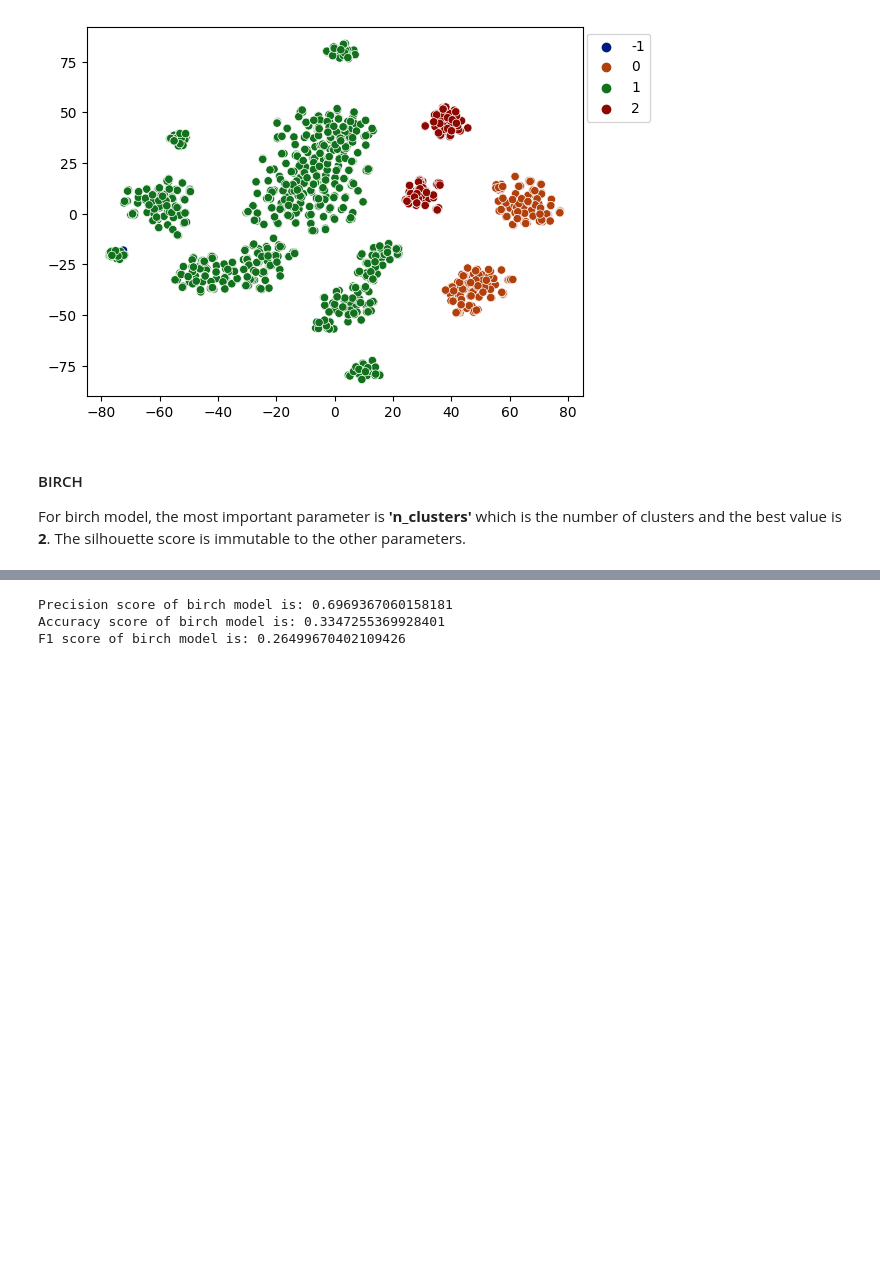
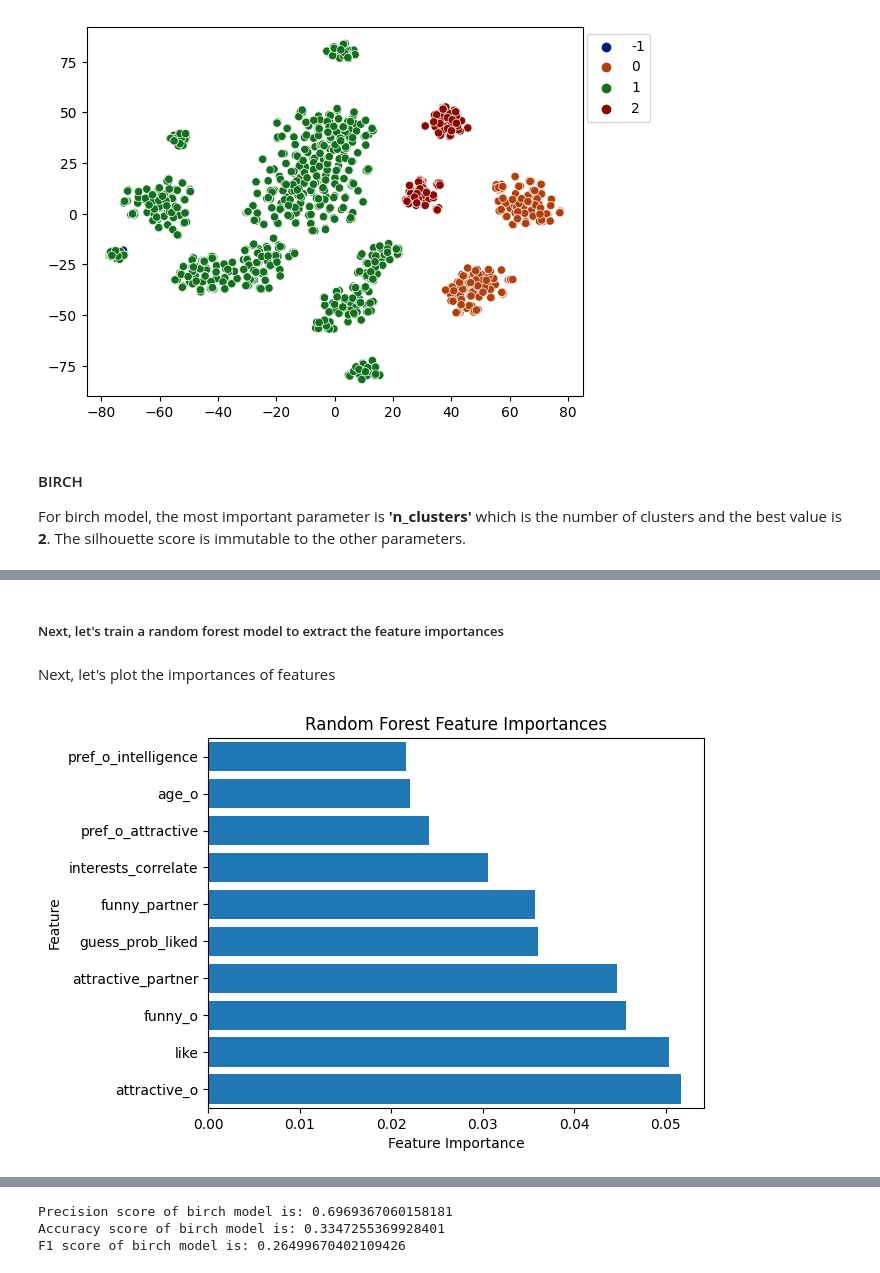
Before and after one commit to LinYang-AI/Machine-Learning-II-Bayesian-Unsupervised-Methods, a Jupyter notebook: cluster/speed_dating.ipynb, the cells around one changed output, grey strips where cells are left out. Cells and saved outputs as stored; diff of their text form; code cells hidden in the pictures; blank space fills up the shorter version.

```diff
--- a/cluster/speed_dating.ipynb
+++ b/cluster/speed_dating.ipynb
@@ -282,0 +449,4 @@ plt.show()
+# %%
+# add the cluster labels to the encoded data frame
+bc_labels_train_df = pd.DataFrame(bc_labels_train, columns = ['birch cluster labels'])
+Xtrain_with_cluster_labels = pd.concat([Xtrain_encoded_df, bc_labels_train_df], axis=1)
@@ -282,0 +463,28 @@ plt.show()
+# %%
+# split the data into training and testing sets
+from sklearn.model_selection import train_test_split
+X_train, X_test, y_train, y_test = train_test_split(Xtrain_with_cluster_labels, ytrain, test_size=0.2, random_state=42)
+# %% [markdown]
+##### Next, let's train a random forest model to extract the feature importances
+# %%
+from sklearn.ensemble import RandomForestClassifier
+
+rfc = RandomForestClassifier(n_estimators=100, random_state=42)
+rfc.fit(X_train, y_train)
+
+importances = rfc.feature_importances_
+# %% [markdown]
+Next, let's plot the importances of features
+# %%
+sorted_indices = np.argsort(importances)
+sorted_indices = sorted_indices[::-1]
+
+plt.barh(range(X_train.shape[1]), importances[sorted_indices])
+plt.yticks(range(X_train.shape[1]), X_train.columns[sorted_indices])
+plt.xlabel("Feature Importance")
+plt.ylabel("Feature")
+plt.ylim(-0.5, 9.5)
+plt.title("Random Forest Feature Importances")
+plt.show()
+# %% [output]
+[figure, added]
```
Also changed, not shown: parts of 39 cells of this notebook, 2 other files.
